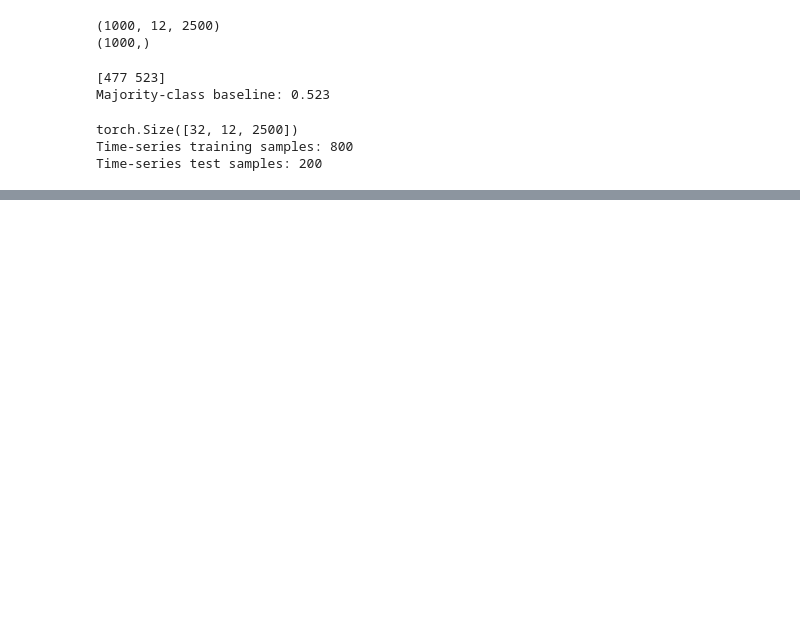
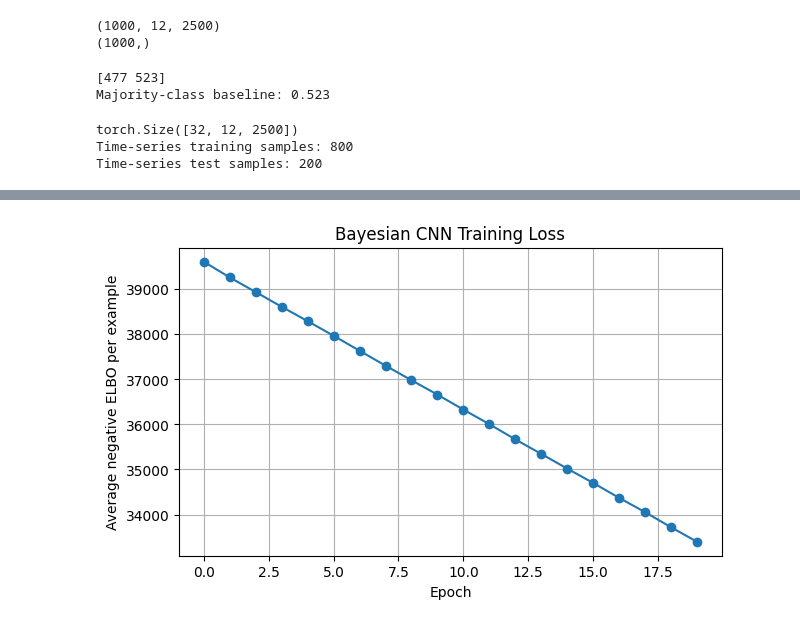
Before and after one commit to mjcolebank/Colebank_REU_2026, a Jupyter notebook: Model5_BayesianCNN_10layers.ipynb, the cells around one changed output, grey strips where cells are left out. Saved outputs shown, nothing was run; the diff lists cells and outputs as text; code cells hidden in the pictures; blank space fills up the shorter version.

```diff
--- a/Model5_BayesianCNN_10layers.ipynb
+++ b/Model5_BayesianCNN_10layers.ipynb
@@ -352,7 +387,7 @@ def evaluate_bayesian_classifier(model, guide, data_loader, device, num_samples=
 # %%
 num_epochs = 20
 max_batches_per_epoch = None
-num_prediction_samples = 15
+num_prediction_samples = 40
 
 bcnn_losses = []
 
@@ -393,3 +447,4 @@ KeyboardInterrupt:
+[figure, added]
 # %%
 train_acc = evaluate_bayesian_classifier(
     bcnn,
```
Also changed, not shown: parts of 51 cells of this notebook.
